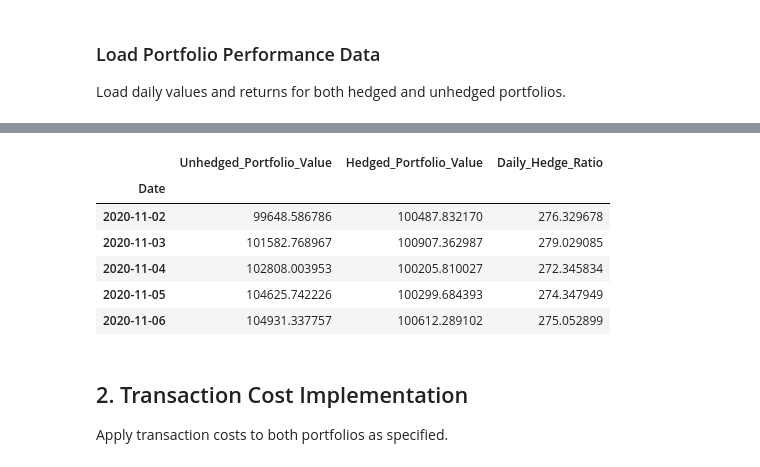
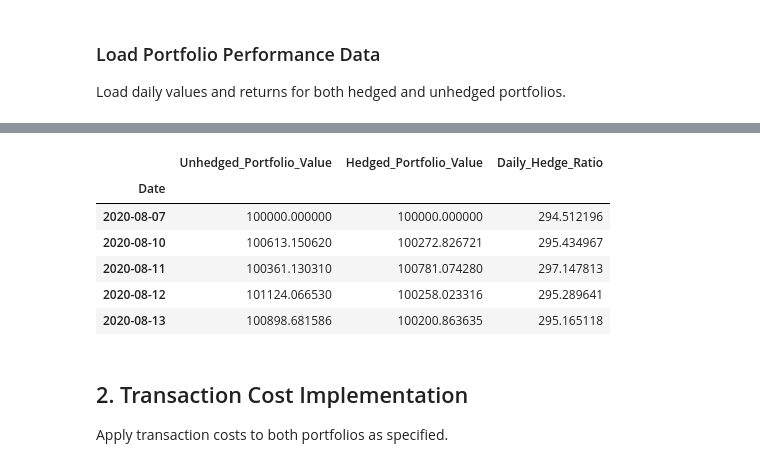
Before and after one commit to elliottgordon/finm-25000-p2-repository, a Jupyter notebook: Homework #6/Part 5: Backtesting & Performance Evaluation/backtesting.ipynb, the cells around one changed output, grey strips where cells are left out. Saved outputs shown, nothing was run; the diff lists cells and outputs as text; code cells hidden in the pictures.

Commit message:
cleaned and completed part 5

```diff
--- a/Homework #6/Part 5: Backtesting & Performance Evaluation/backtesting.ipynb
+++ b/Homework #6/Part 5: Backtesting & Performance Evaluation/backtesting.ipynb
@@ -45,7 +45,9 @@ Libraries imported successfully
 Load daily values and returns for both hedged and unhedged portfolios.
 # %%
 # Load the hedged and unhedged portfolio timeseries from Part 4
-portfolio_data = pd.read_csv('../Part 4: Hedging Strategy Implementation/hedge_and_no_hedge_timeseries.csv')
+portfolio_data = pd.read_csv(
+    '../Part 4: Hedging Strategy Implementation/hedge_and_no_hedge_timeseries.csv'
+)
 portfolio_data['Date'] = pd.to_datetime(portfolio_data['Date'])
 portfolio_data.set_index('Date', inplace=True)
 
@@ -60,12 +62,12 @@ Date range: 2020-11-02 00:00:00 to 2025-07-30 00:00:00
 
 First few rows:
 |  | Unhedged_Portfolio_Value | Hedged_Portfolio_Value | Daily_Hedge_Ratio |
 | Date |  |  |  |
-| 2020-11-02 | 99648.586786 | 100487.832170 | 276.329678 |
-| 2020-11-03 | 101582.768967 | 100907.362987 | 279.029085 |
-| 2020-11-04 | 102808.003953 | 100205.810027 | 272.345834 |
-| 2020-11-05 | 104625.742226 | 100299.684393 | 274.347949 |
-| 2020-11-06 | 104931.337757 | 100612.289102 | 275.052899 |
+| 2020-08-07 | 100000.000000 | 100000.000000 | 294.512196 |
+| 2020-08-10 | 100613.150620 | 100272.826721 | 295.434967 |
+| 2020-08-11 | 100361.130310 | 100781.074280 | 297.147813 |
+| 2020-08-12 | 101124.066530 | 100258.023316 | 295.289641 |
+| 2020-08-13 | 100898.681586 | 100200.863635 | 295.165118 |
 # %% [markdown]
 ## 2. Transaction Cost Implementation
 
```
Also changed, not shown: parts of 27 cells of this notebook, 22 other files.
